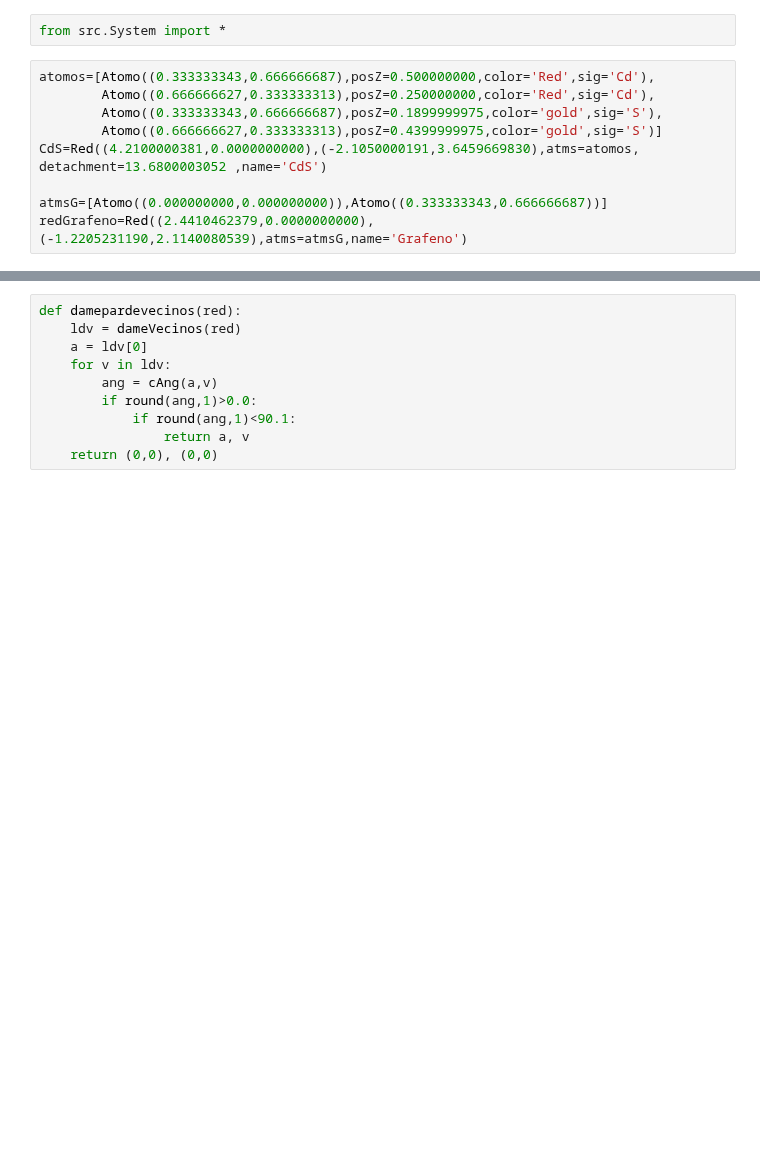
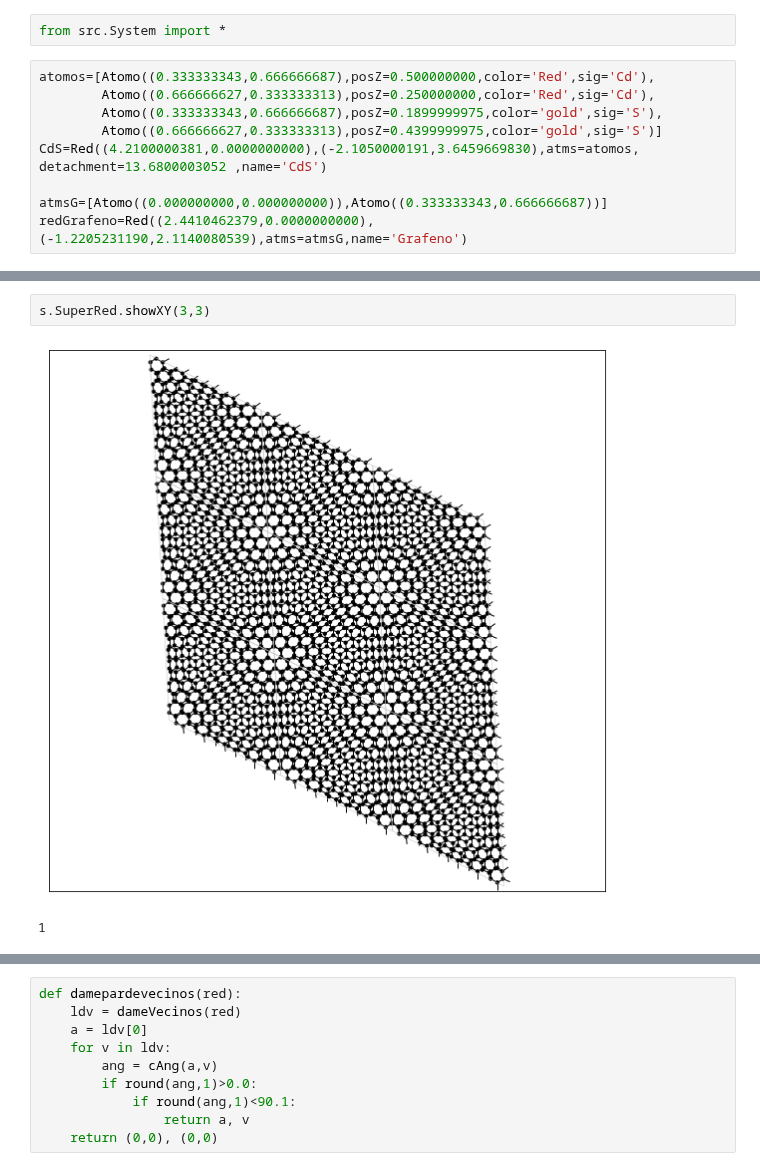
Before and after one commit to OssielAg/SS, a Jupyter notebook: SuperCell/Untitled1.ipynb, the cells around one changed output, grey strips where cells are left out. Drawn from its saved outputs; the diff is of its cells as text; blank space fills up the shorter version.

```diff
--- a/SuperCell/Untitled1.ipynb
+++ b/SuperCell/Untitled1.ipynb
@@ -19,0 +36,5 @@ Sistema [Grafeno(rot 29.449°),Black-Phosphorene]
+# %%
+s.SuperRed.showXY(3,3)
+# %% [output]
+[figure, added]
+1
```
Also changed, not shown: parts of 16 cells of this notebook, 23 other files.
